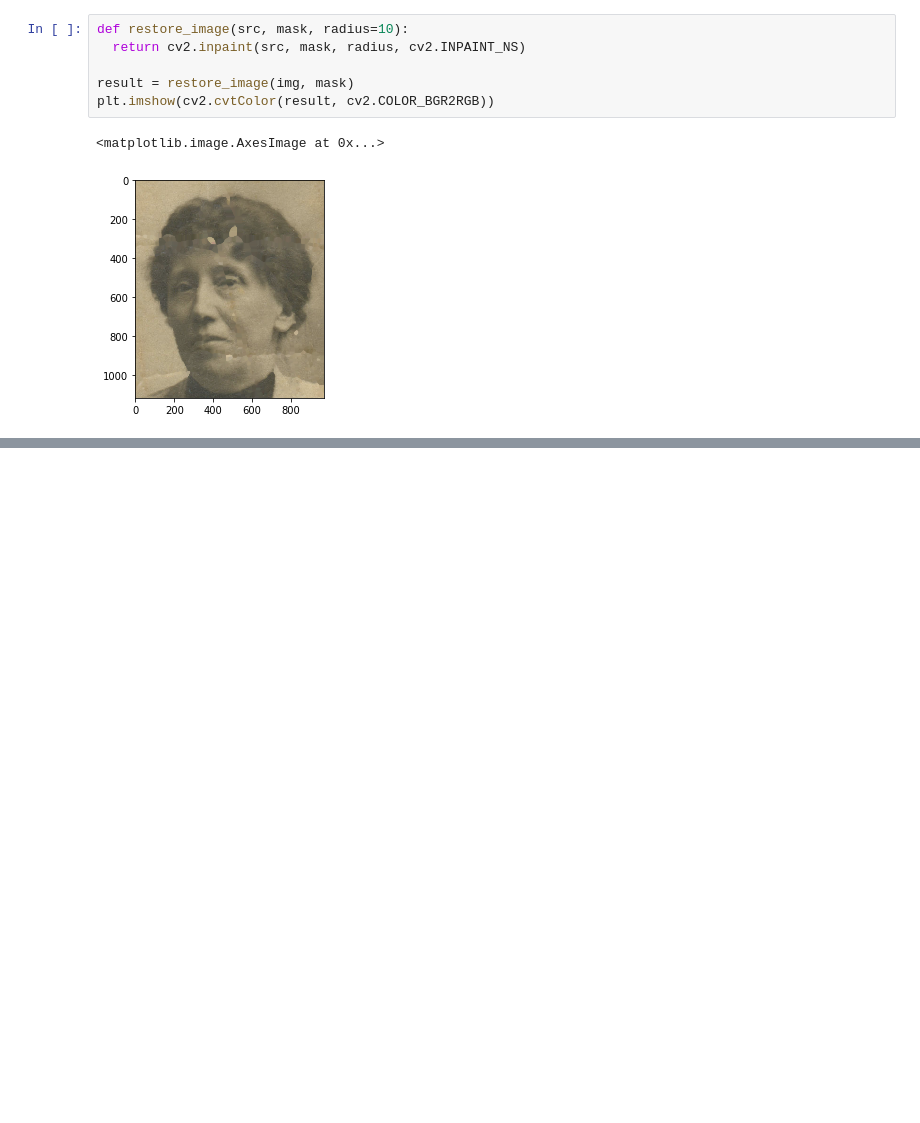
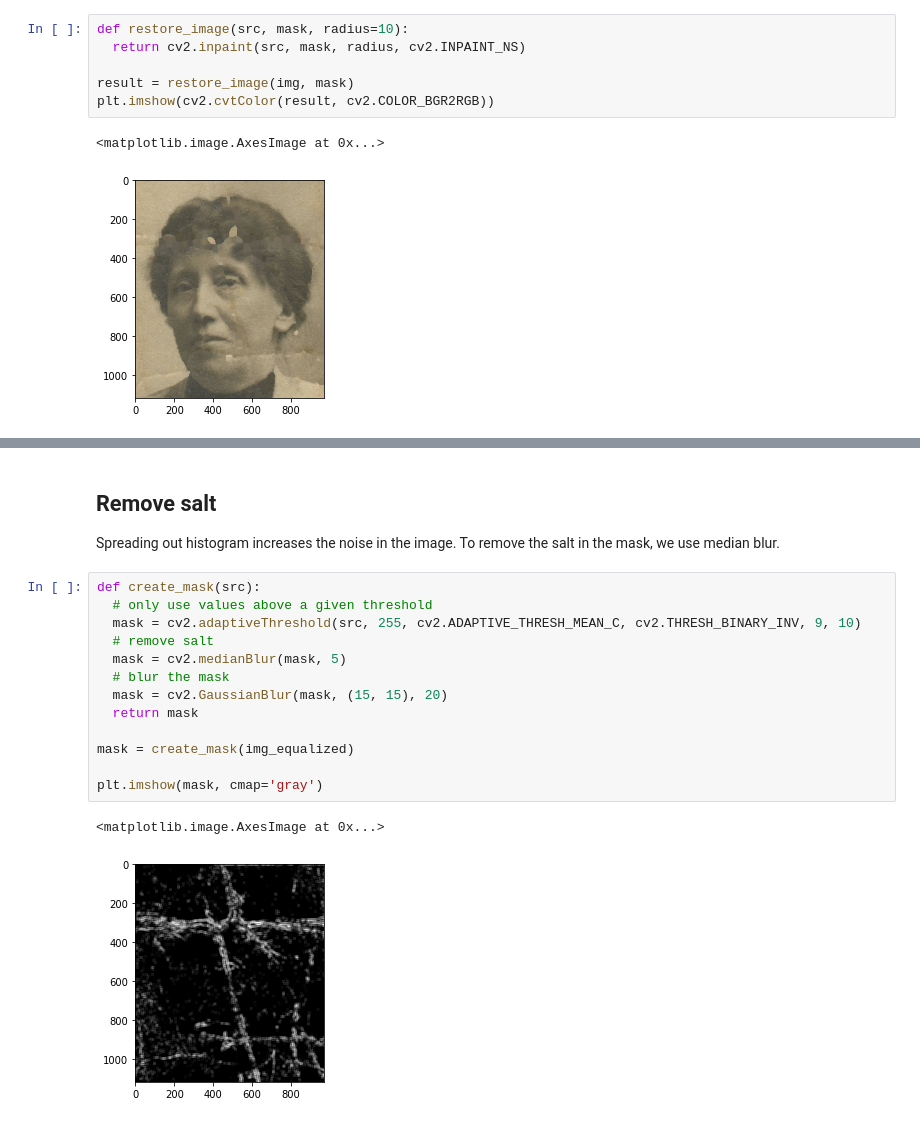
Before and after one commit to uol-mediaprocessing-201920/group-projects-image-restauration, a Jupyter notebook: main.ipynb, the cells around one changed output, grey strips where cells are left out. Saved outputs shown, nothing was run; the diff lists cells and outputs as text; blank space fills up the shorter version.

```diff
--- a/main.ipynb
+++ b/main.ipynb
@@ -256,0 +280,20 @@ plt.imshow(cv2.cvtColor(result, cv2.COLOR_BGR2RGB))
+# %% [markdown]
+## Remove salt
+
+Spreading out histogram increases the noise in the image. To remove the salt in the mask, we use median blur.
+# %%
+def create_mask(src):
+  # only use values above a given threshold
+  mask = cv2.adaptiveThreshold(src, 255, cv2.ADAPTIVE_THRESH_MEAN_C, cv2.THRESH_BINARY_INV, 9, 10)
+  # remove salt
+  mask = cv2.medianBlur(mask, 5)
+  # blur the mask
+  mask = cv2.GaussianBlur(mask, (15, 15), 20)
+  return mask
+
+mask = create_mask(img_equalized)
+
+plt.imshow(mask, cmap='gray')
+# %% [output]
+<matplotlib.image.AxesImage at 0x...>
+[figure, added]
```
Also changed, not shown: parts of 38 cells of this notebook.
